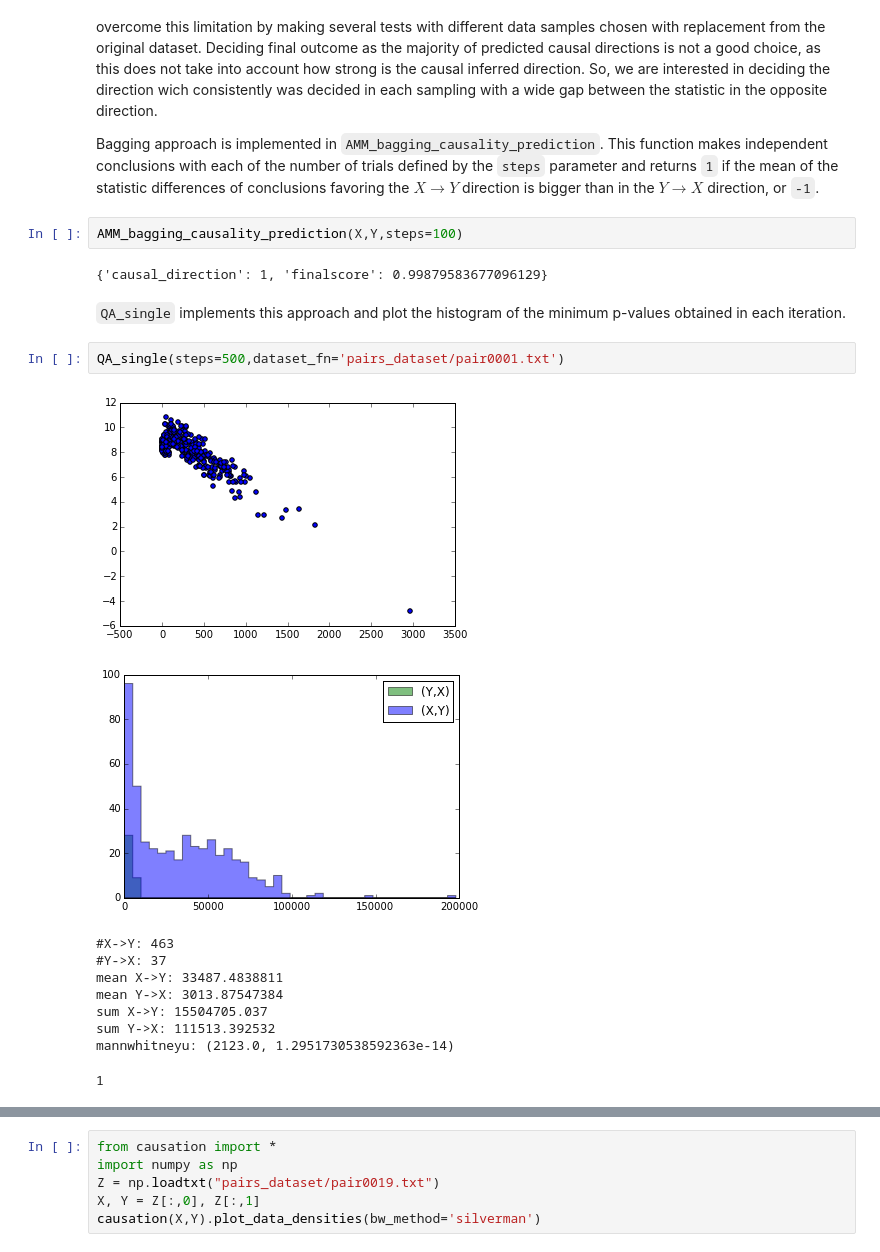
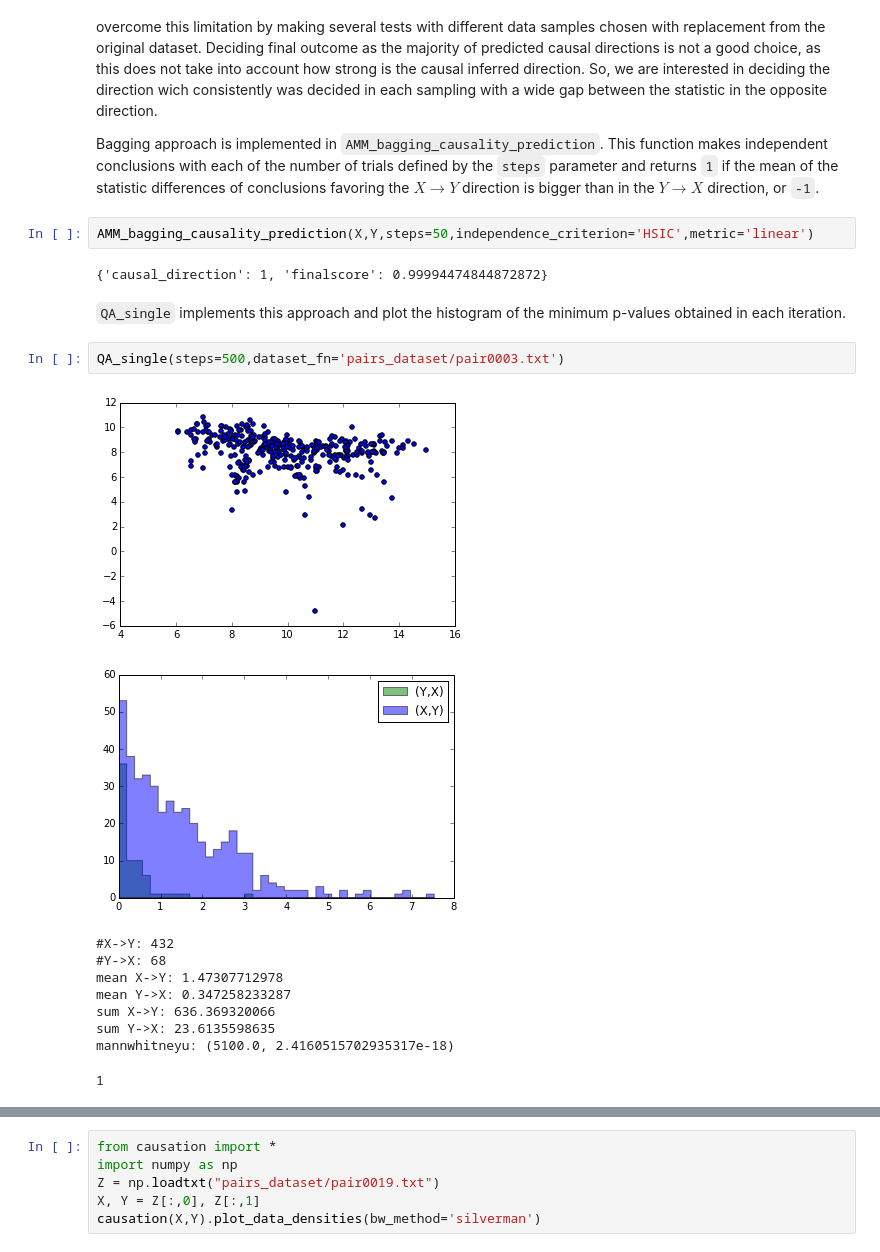
Before and after one commit to Suggestic/causation_engine, a Jupyter notebook: causationnb.ipynb, the cells around one changed output, grey strips where cells are left out. Cells and saved outputs as stored; diff of their text form.

```diff
--- a/causationnb.ipynb
+++ b/causationnb.ipynb
@@ -66,23 +68,23 @@ Deciding final outcome as the majority of predicted causal directions is not a g
 
 Bagging approach is implemented in `AMM_bagging_causality_prediction`. This function makes independent conclusions with each of the number of trials defined by the `steps` parameter and returns `1` if the mean of the statistic differences of conclusions favoring the $X \rightarrow Y$ direction is bigger than in the $Y \rightarrow X$ direction, or `-1`.
 # %%
-AMM_bagging_causality_prediction(X,Y,steps=100)
+AMM_bagging_causality_prediction(X,Y,steps=50,independence_criterion='HSIC',metric='linear')
 # %% [output]
-{'causal_direction': 1, 'finalscore': 0.99879583677096129}
+{'causal_direction': 1, 'finalscore': 0.99994474844872872}
 # %% [markdown]
 `QA_single` implements this approach and plot the histogram of the minimum p-values obtained in each iteration.
 # %%
-QA_single(steps=500,dataset_fn='pairs_dataset/pair0001.txt')
+QA_single(steps=500,dataset_fn='pairs_dataset/pair0003.txt')
 # %% [output]
-[figure, old version]
+[figure, new version]
-[figure, old version]
+[figure, new version]
-#X->Y: 463
-#Y->X: 37
-mean X->Y: 33487.4838811
-mean Y->X: 3013.87547384
-sum X->Y: 15504705.037
-sum Y->X: 111513.392532
-mannwhitneyu: (2123.0, 1.2951730538592363e-14)
+#X->Y: 432
+#Y->X: 68
+mean X->Y: 1.47307712978
+mean Y->X: 0.347258233287
+sum X->Y: 636.369320066
+sum Y->X: 23.6135598635
+mannwhitneyu: (5100.0, 2.4160515702935317e-18)
 1
 # %% [markdown]
 ### Density estimation
```
Also changed, not shown: parts of 3 cells of this notebook, 5 other files.
